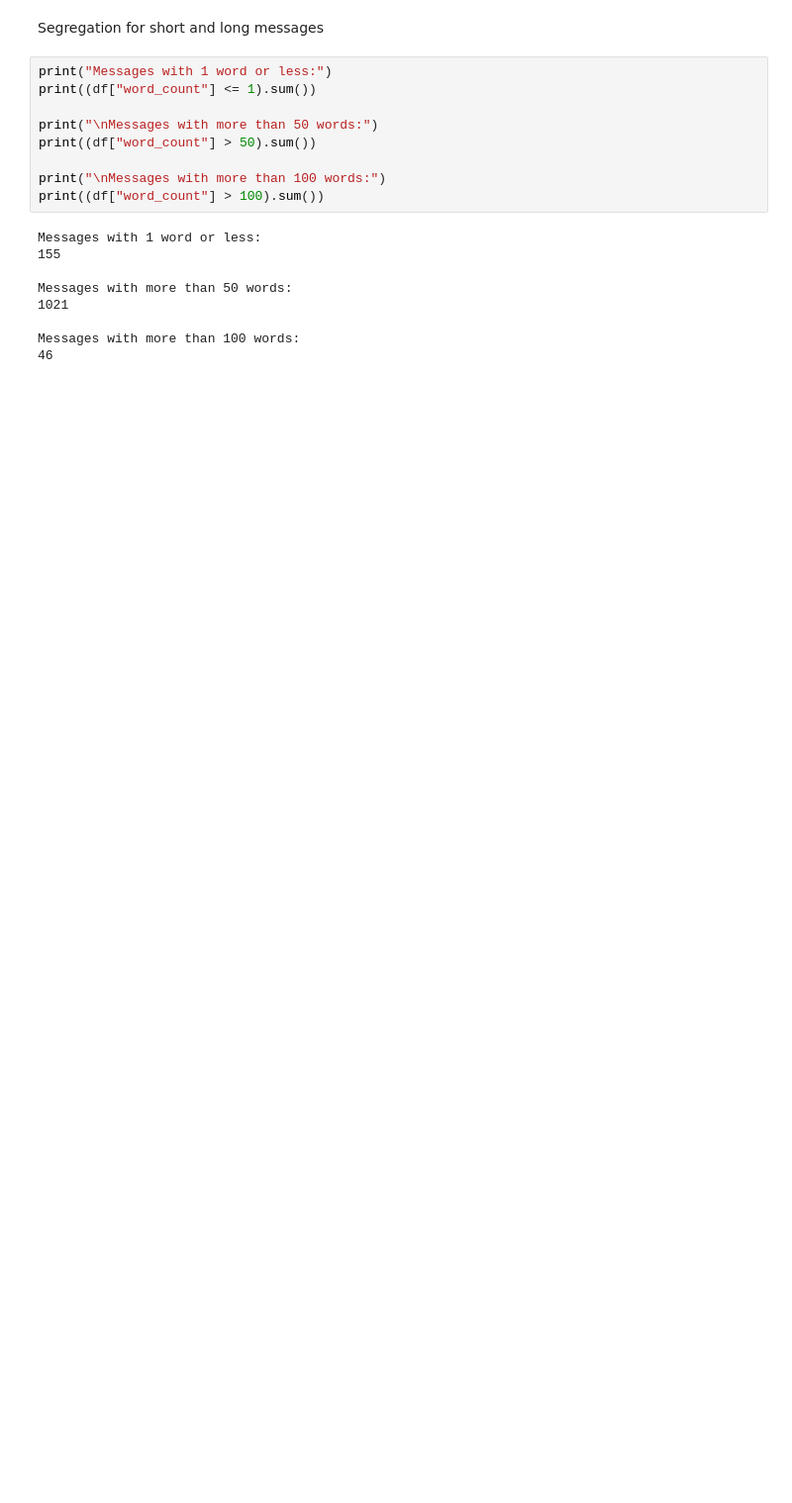
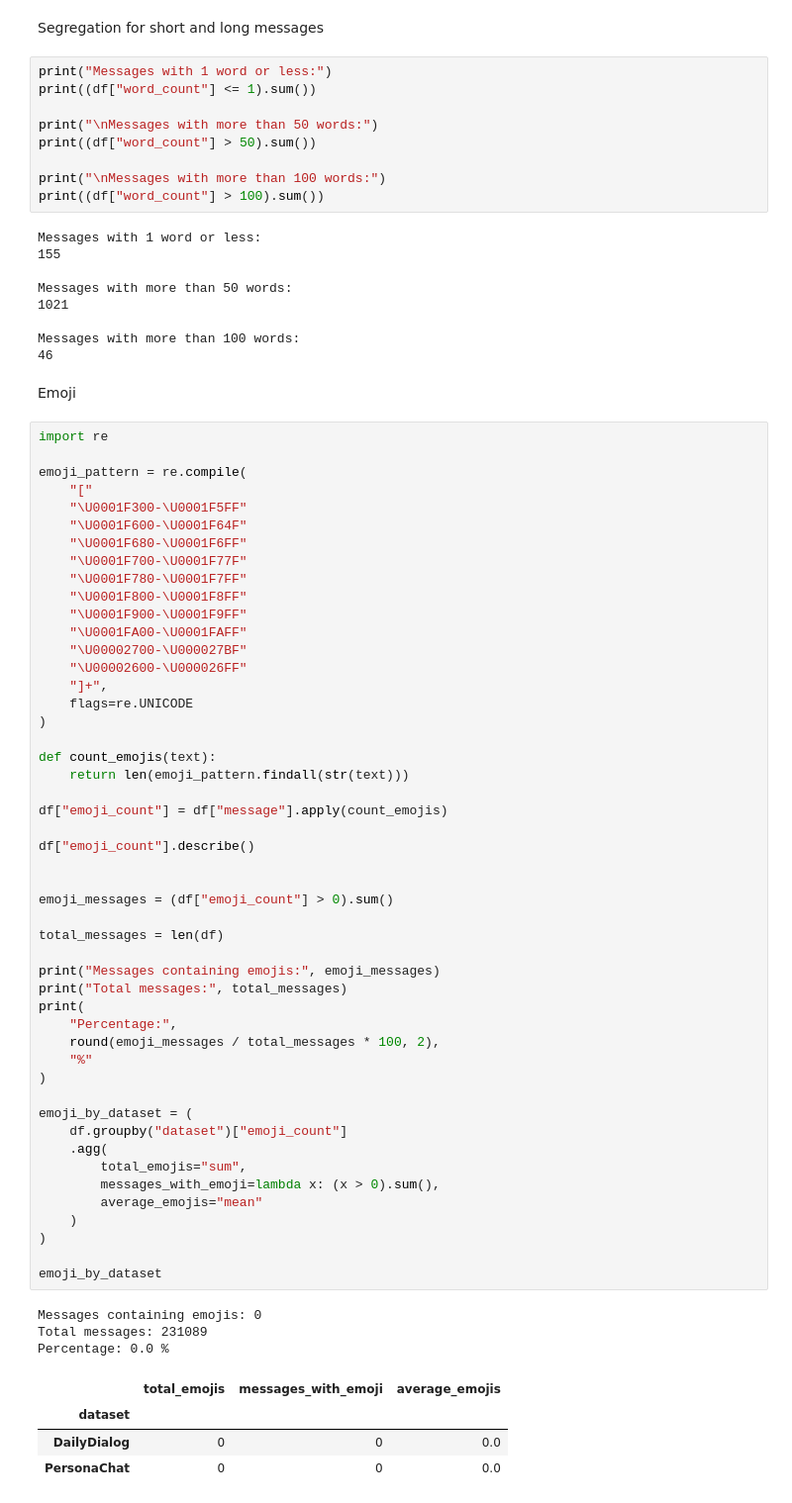
Before and after one commit to arnavbhanage/PickyTalker, a Jupyter notebook: notebooks/01_dataset_exploration.ipynb, the cells around one changed output. Shown at 99% size. Cells and saved outputs as stored; diff of their text form; blank space fills up the shorter version.

Commit message:
Add emoji and sentence analysis to dataset exploration notebook

```diff
--- a/notebooks/01_dataset_exploration.ipynb
+++ b/notebooks/01_dataset_exploration.ipynb
@@ -187,3 +187,62 @@ Messages with more than 50 words:
 
 Messages with more than 100 words:
 46
+# %% [markdown]
+Emoji
+# %%
+import re
+
+emoji_pattern = re.compile(
+    "["
+    "\U0001F300-\U0001F5FF"
+    "\U0001F600-\U0001F64F"
+    "\U0001F680-\U0001F6FF"
+    "\U0001F700-\U0001F77F"
+    "\U0001F780-\U0001F7FF"
+    "\U0001F800-\U0001F8FF"
+    "\U0001F900-\U0001F9FF"
+    "\U0001FA00-\U0001FAFF"
+    "\U00002700-\U000027BF"
+    "\U00002600-\U000026FF"
+    "]+",
+    flags=re.UNICODE
+)
+
+def count_emojis(text):
+    return len(emoji_pattern.findall(str(text)))
+
+df["emoji_count"] = df["message"].apply(count_emojis)
+
+df["emoji_count"].describe()
+
+
+emoji_messages = (df["emoji_count"] > 0).sum()
+
+total_messages = len(df)
+
+print("Messages containing emojis:", emoji_messages)
+print("Total messages:", total_messages)
+print(
+    "Percentage:",
+    round(emoji_messages / total_messages * 100, 2),
+    "%"
+)
+
+emoji_by_dataset = (
+    df.groupby("dataset")["emoji_count"]
+    .agg(
+        total_emojis="sum",
+        messages_with_emoji=lambda x: (x > 0).sum(),
+        average_emojis="mean"
+    )
+)
+
+emoji_by_dataset
+# %% [output]
+Messages containing emojis: 0
+Total messages: 231089
+Percentage: 0.0 %
+|  | total_emojis | messages_with_emoji | average_emojis |
+| dataset |  |  |  |
+| DailyDialog | 0 | 0 | 0.0 |
+| PersonaChat | 0 | 0 | 0.0 |
```
Also changed, not shown: parts of 2 cells of this notebook.
